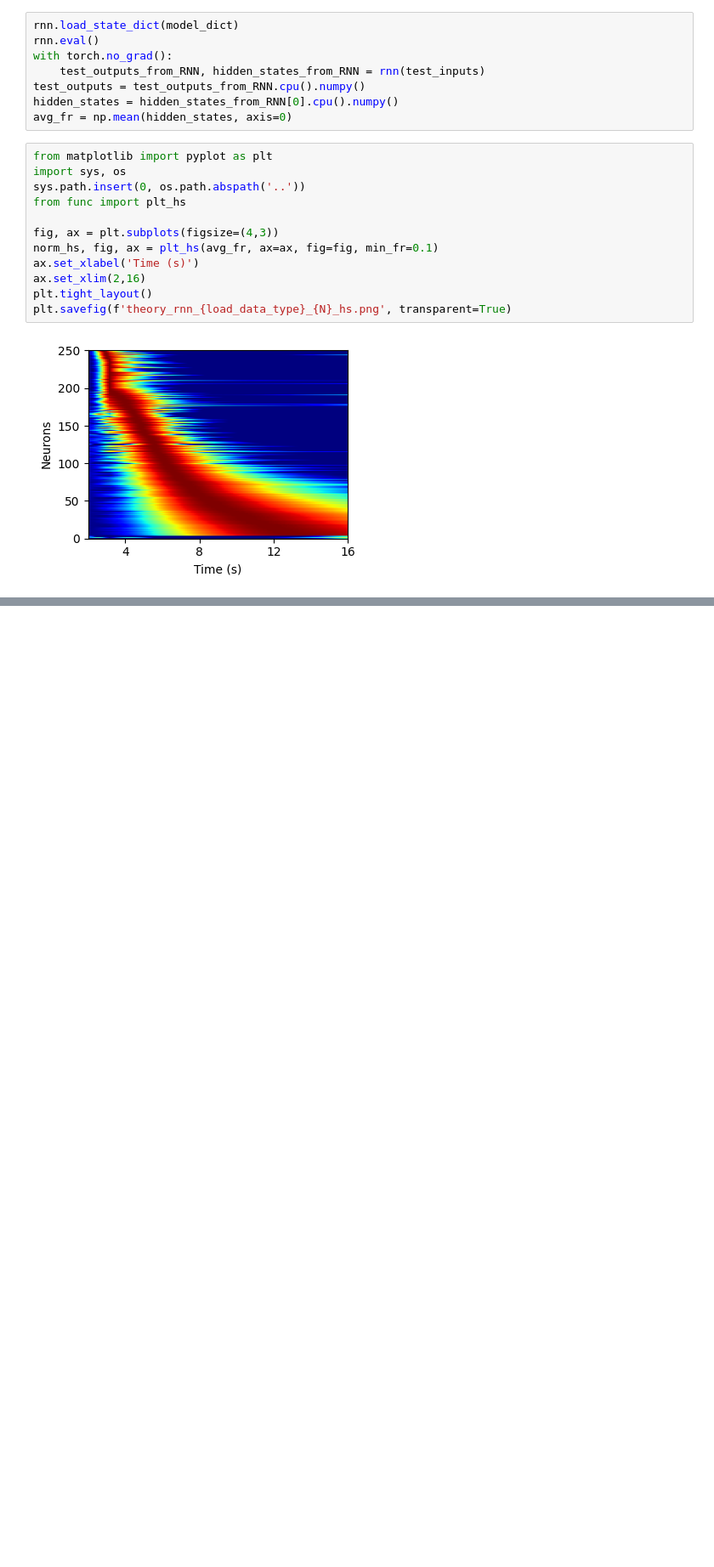
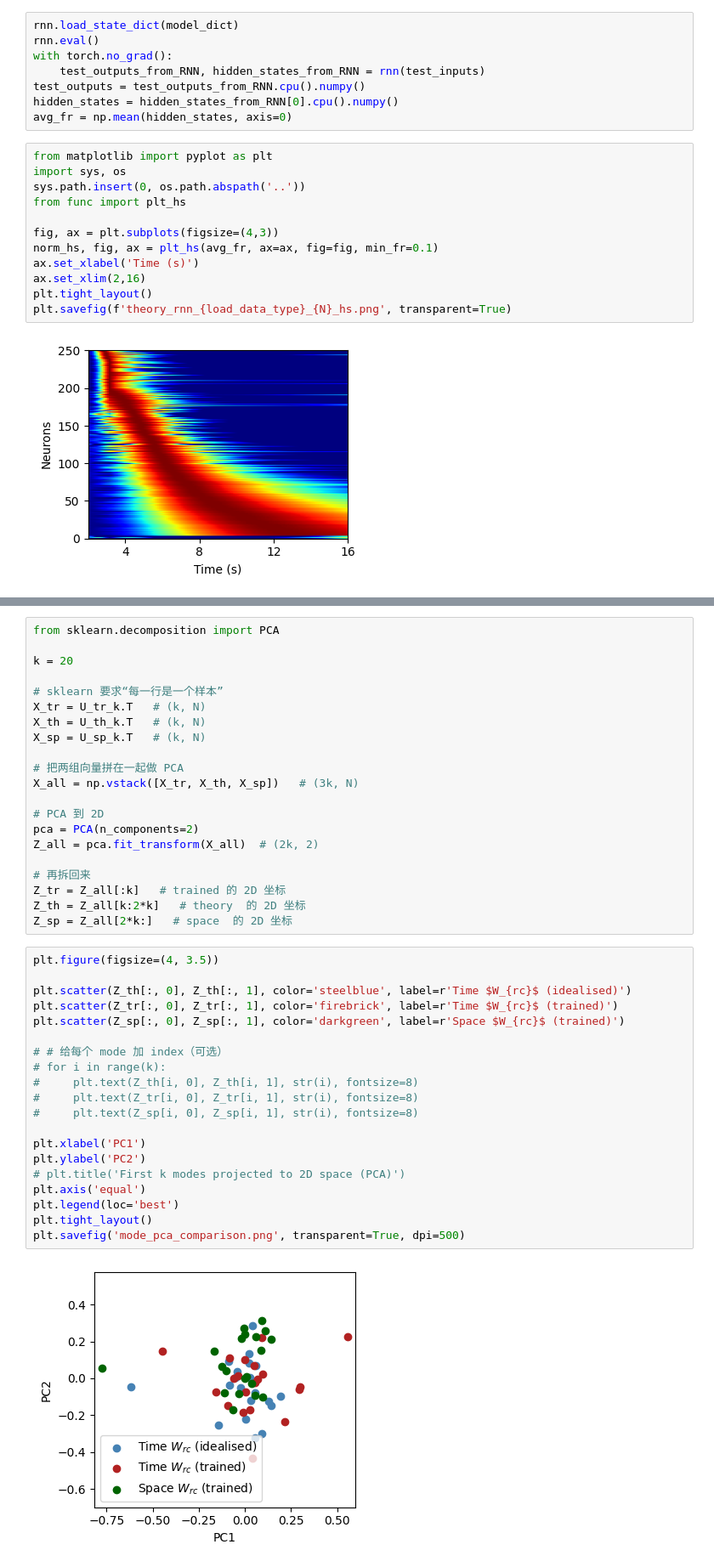
Before and after one commit to qrsyu/STCell, a Jupyter notebook: code/theory_exp/test_RNN.ipynb, the cells around one changed output, grey strips where cells are left out. Shown at 85% size. Drawn from its saved outputs; the diff is of its cells as text; blank space fills up the shorter version.

```diff
--- a/code/theory_exp/test_RNN.ipynb
+++ b/code/theory_exp/test_RNN.ipynb
@@ -197,0 +343,43 @@ plt.savefig(f'theory_rnn_{load_data_type}_{N}_hs.png', transparent=True)
+# %%
+from sklearn.decomposition import PCA
+
+k = 20
+
+# sklearn 要求“每一行是一个样本”
+X_tr = U_tr_k.T   # (k, N)
+X_th = U_th_k.T   # (k, N)
+X_sp = U_sp_k.T   # (k, N)
+
+# 把两组向量拼在一起做 PCA
+X_all = np.vstack([X_tr, X_th, X_sp])   # (3k, N)
+
+# PCA 到 2D
+pca = PCA(n_components=2)
+Z_all = pca.fit_transform(X_all)  # (2k, 2)
+
+# 再拆回来
+Z_tr = Z_all[:k]   # trained 的 2D 坐标
+Z_th = Z_all[k:2*k]   # theory  的 2D 坐标
+Z_sp = Z_all[2*k:]   # space  的 2D 坐标
+# %%
+plt.figure(figsize=(4, 3.5))
+
+plt.scatter(Z_th[:, 0], Z_th[:, 1], color='steelblue', label=r'Time $W_{rc}$ (idealised)')
+plt.scatter(Z_tr[:, 0], Z_tr[:, 1], color='firebrick', label=r'Time $W_{rc}$ (trained)')
+plt.scatter(Z_sp[:, 0], Z_sp[:, 1], color='darkgreen', label=r'Space $W_{rc}$ (trained)')
+
+# # 给每个 mode 加 index（可选）
+# for i in range(k):
+#     plt.text(Z_th[i, 0], Z_th[i, 1], str(i), fontsize=8)
+#     plt.text(Z_tr[i, 0], Z_tr[i, 1], str(i), fontsize=8)
+#     plt.text(Z_sp[i, 0], Z_sp[i, 1], str(i), fontsize=8)
+
+plt.xlabel('PC1')
+plt.ylabel('PC2')
+# plt.title('First k modes projected to 2D space (PCA)')
+plt.axis('equal')
+plt.legend(loc='best')
+plt.tight_layout()
+plt.savefig('mode_pca_comparison.png', transparent=True, dpi=500)
+# %% [output]
+[figure, added]
```
Also changed, not shown: parts of 11 cells of this notebook, 4 other files.
